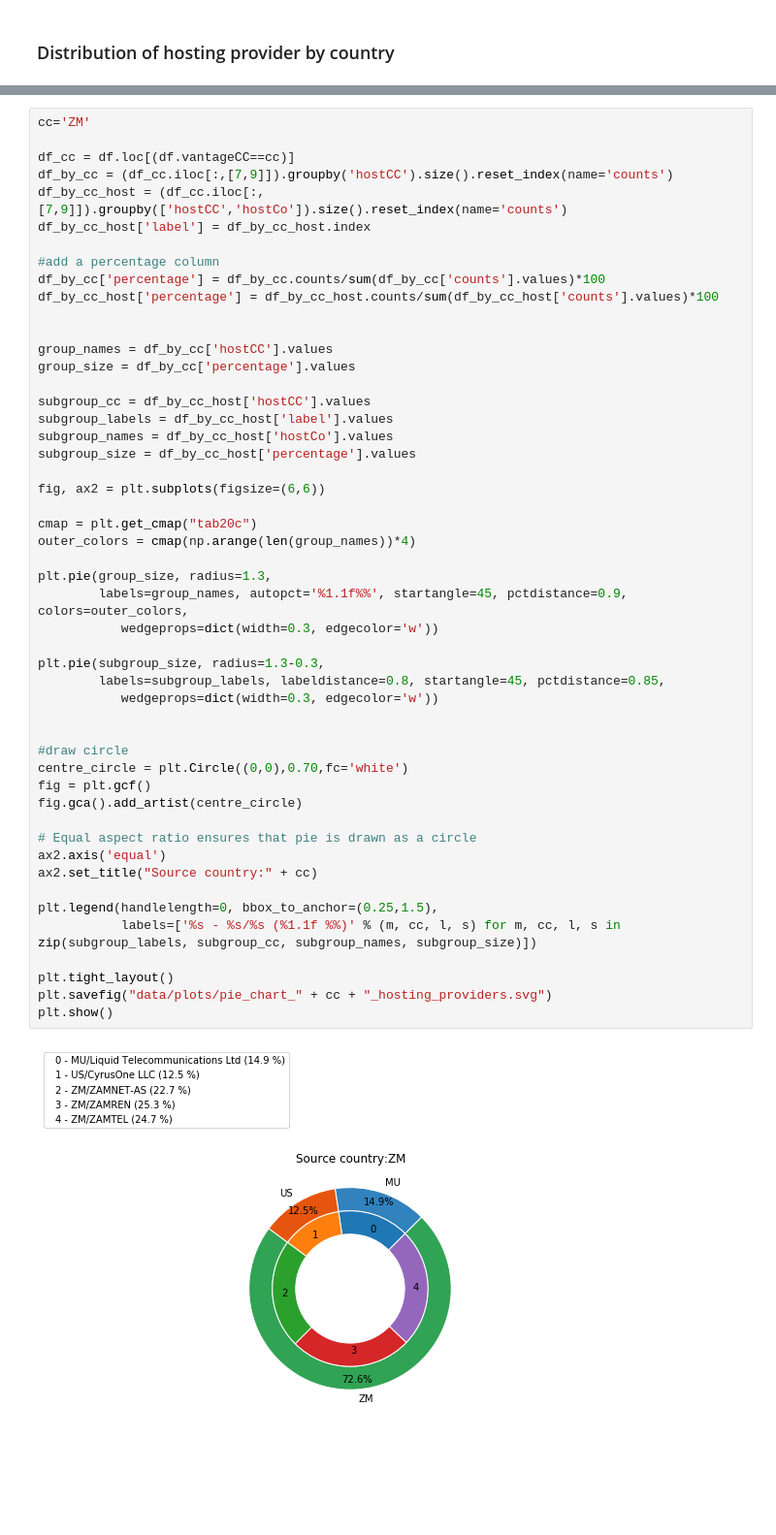
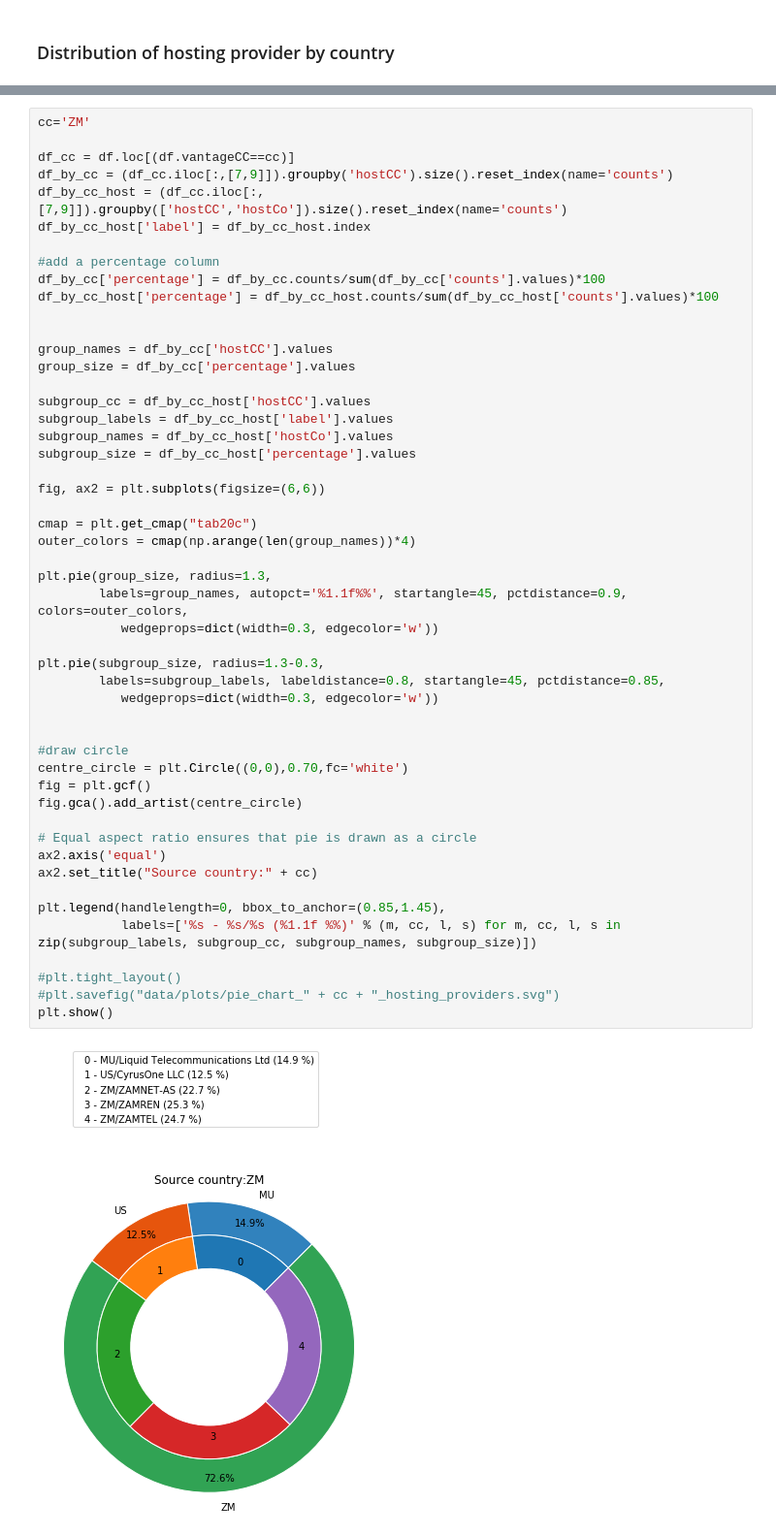
Before and after one commit to AFRINIC-Labs/cloud-computing, a Jupyter notebook: Cloud-computing.ipynb, the cells around one changed output, grey strips where cells are left out. Shown at 97% size. Drawn from its saved outputs; the diff is of its cells as text; blank space fills up the shorter version.

```diff
--- a/Cloud-computing.ipynb
+++ b/Cloud-computing.ipynb
@@ -496,37 +496,37 @@ subgroup_labels = df_by_cc_host['label'].values
 subgroup_names = df_by_cc_host['hostCo'].values
 subgroup_size = df_by_cc_host['percentage'].values
 
 fig, ax2 = plt.subplots(figsize=(6,6))
 
 cmap = plt.get_cmap("tab20c")
 outer_colors = cmap(np.arange(len(group_names))*4)
 
 plt.pie(group_size, radius=1.3,
         labels=group_names, autopct='%1.1f%%', startangle=45, pctdistance=0.9, colors=outer_colors,
            wedgeprops=dict(width=0.3, edgecolor='w'))
 
 plt.pie(subgroup_size, radius=1.3-0.3,
         labels=subgroup_labels, labeldistance=0.8, startangle=45, pctdistance=0.85,
            wedgeprops=dict(width=0.3, edgecolor='w'))
 
 
 #draw circle
 centre_circle = plt.Circle((0,0),0.70,fc='white')
 fig = plt.gcf()
 fig.gca().add_artist(centre_circle)
 
 # Equal aspect ratio ensures that pie is drawn as a circle
 ax2.axis('equal')
 ax2.set_title("Source country:" + cc)
 
-plt.legend(handlelength=0, bbox_to_anchor=(0.25,1.5),
+plt.legend(handlelength=0, bbox_to_anchor=(0.85,1.45),
            labels=['%s - %s/%s (%1.1f %%)' % (m, cc, l, s) for m, cc, l, s in zip(subgroup_labels, subgroup_cc, subgroup_names, subgroup_size)])
 
-plt.tight_layout()
-plt.savefig("data/plots/pie_chart_" + cc + "_hosting_providers.svg")
+#plt.tight_layout()
+#plt.savefig("data/plots/pie_chart_" + cc + "_hosting_providers.svg")
 plt.show()
 # %% [output]
-[figure, old version]
+[figure, new version]
 # %%
 cc='GH'
 
```
Also changed, not shown: parts of 10 cells of this notebook, 14 other files.
